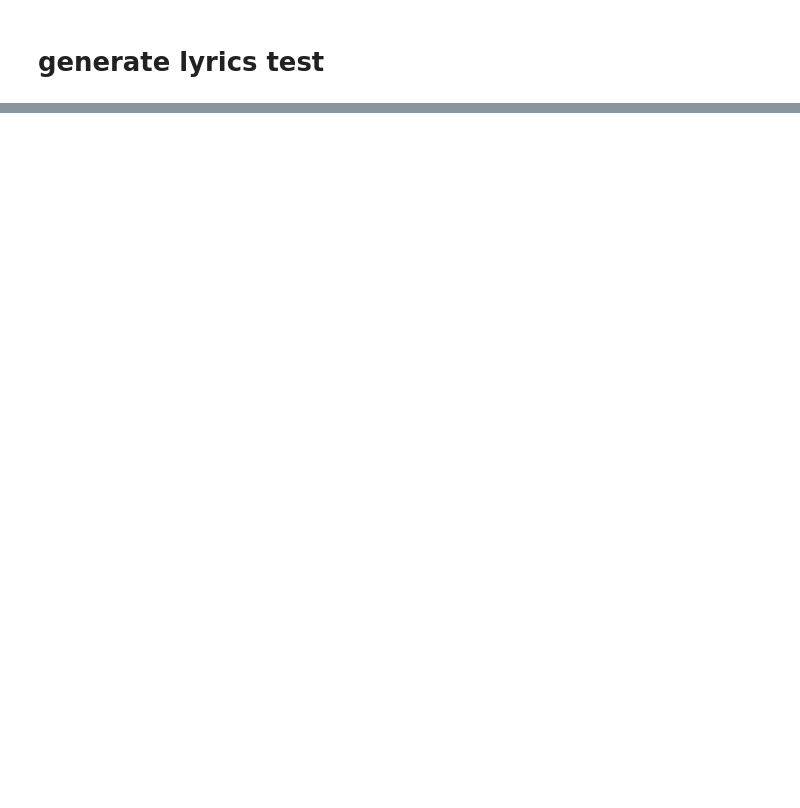
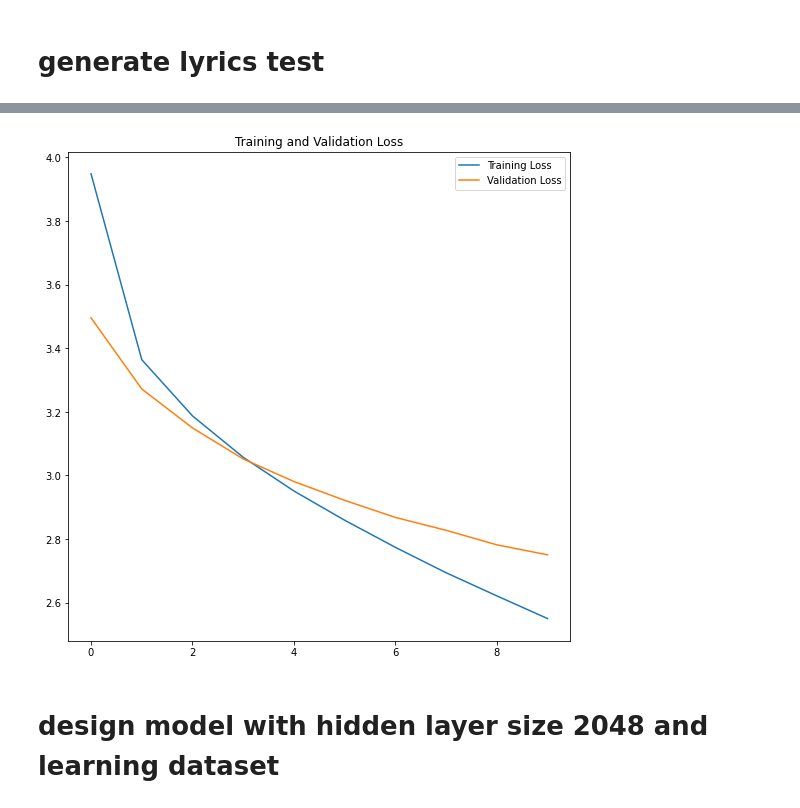
Before and after one commit to JeongChanDo/aiffel_practice, a Jupyter notebook: EXPLORATION06/become_great_lyricist.ipynb, the cells around one changed output, grey strips where cells are left out. Cells and saved outputs as stored; diff of their text form; code cells hidden in the pictures; blank space fills up the shorter version.

```diff
--- a/EXPLORATION06/become_great_lyricist.ipynb
+++ b/EXPLORATION06/become_great_lyricist.ipynb
@@ -141,6 +196,8 @@ preparing dataset
 """
 X = tensor[:,:-1]
 y = tensor[:,1:]
+print(X[0])
+print(y[0])
 
 X_train, X_val, y_train, y_val = train_test_split(X, y, test_size=0.2, random_state=42)
 print("X_train.shape : ", X_train.shape)
@@ -151,7 +208,7 @@ print("y_val.shape : ", y_val.shape)
 
 training_size = len(X_train)
 valiation_size = len(X_val)
-batch_size = 256
+batch_size = 512
 steps_per_epochs = training_size//batch_size
 
 def get_dataset(source_input, target_input):
@@ -228,6 +289,6 @@ class LyricGenerator(tf.keras.Model):
         out = self.linear(out)
         return out
 
-embedding_size = 128
-hidden_size = 128
+embedding_size = 256
+hidden_size = 1024
 model = LyricGenerator(tokenizer.num_words+1, embedding_size, hidden_size)
@@ -234,15 +297,15 @@ model = LyricGenerator(tokenizer.num_words+1, embedding_size, hidden_size)
 # %%
-epochs = 3
+# model.load_weights(checkpoint_dir)
+epochs = 10
 
-optimizer = tf.keras.optimizers.Adam(1e-5)
+optimizer = tf.keras.optimizers.Adam()
 loss = tf.keras.losses.SparseCategoricalCrossentropy(
         from_logits=True,
         reduction="none"
     )
 
 model.compile(loss=loss,
-              optimizer=optimizer,
-             metrics=["accuracy"])
+              optimizer=optimizer)
 
 
 checkpoint_dir = os.getenv("HOME")+"/github/aiffel_practice/EXPLORATION06/checkpoint/lyric_model"
@@ -273,3 +344,15 @@ Epoch 00003: val_loss improved from 5.54380 to 5.24022, saving model to /home/ai
+# %%
+import matplotlib.pyplot as plt
+def visualize_loss(history):
+    loss = history.history["loss"]
+    val_loss = history.history["val_loss"]
+    epochs_range = range(len(loss))
+    plt.figure(figsize=(6, 6))
+    plt.plot(epochs_range, loss, label='Training Loss')
+    plt.plot(epochs_range, val_loss, label='Validation Loss')
+    plt.legend(loc='upper right')
+    plt.title('Training and Validation Loss')
+    plt.show()
 # %% [markdown]
 # generate lyrics test
 # %%
@@ -307,0 +421,6 @@ model.load_weights(checkpoint_dir)
+# %%
+visualize_loss(history)
+# %% [output]
+[figure, added]
+# %% [markdown]
+# design model with hidden layer size 2048 and learning dataset
```
Also changed, not shown: parts of 34 cells of this notebook, 12 other files.
